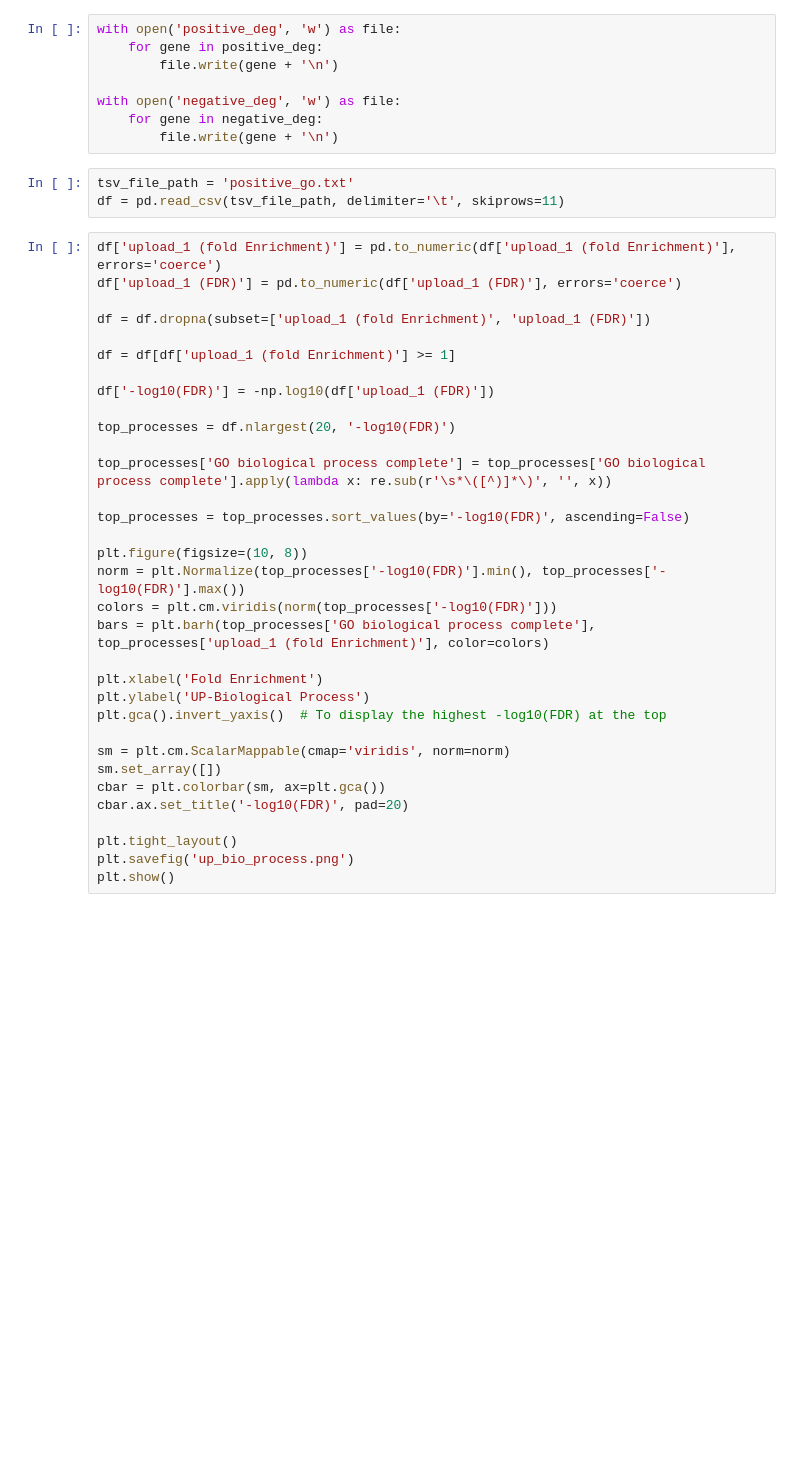
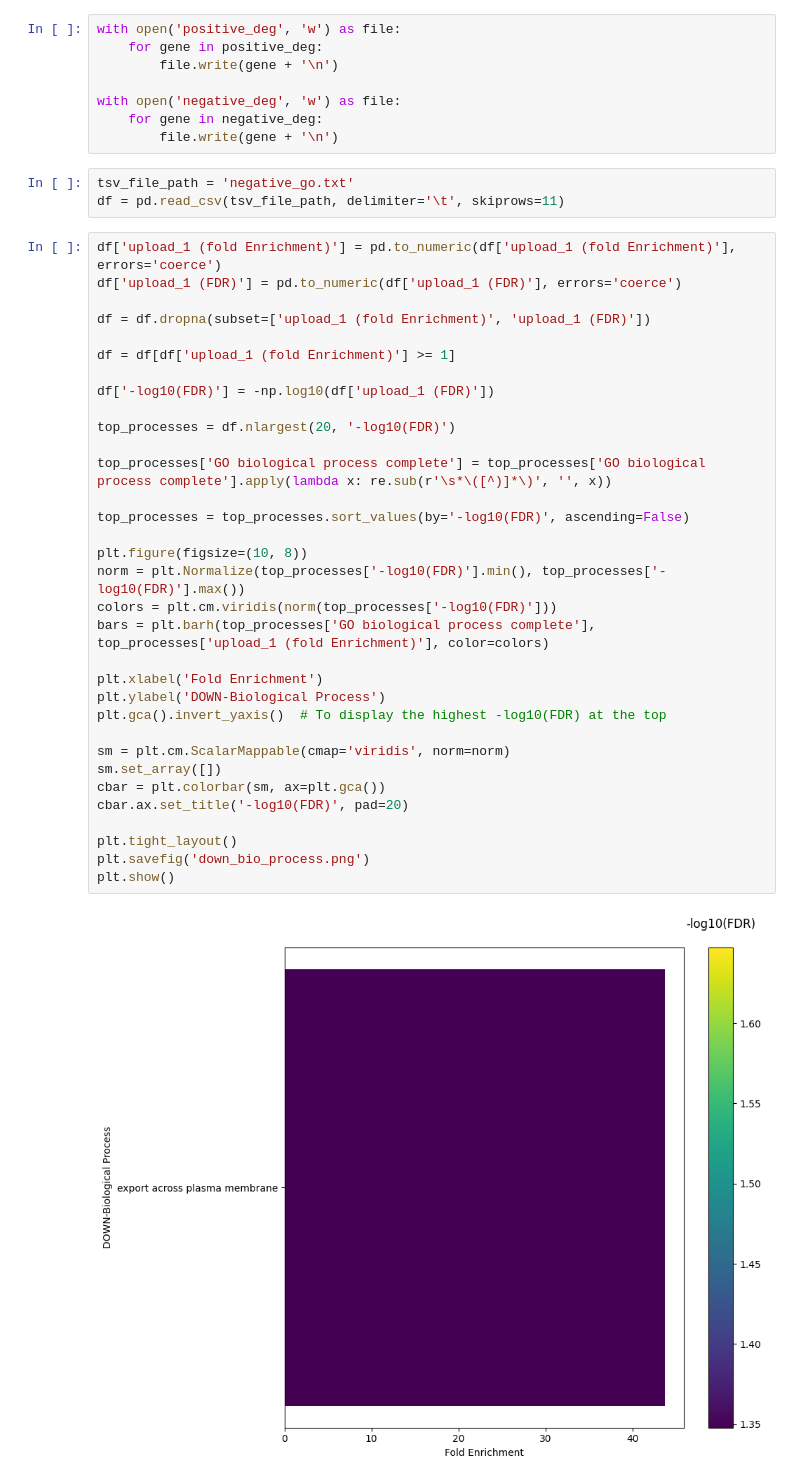
Before and after one commit to Xavier919/scRNAseq_analysis, a Jupyter notebook: SCD-Copy1.ipynb, the cells around one changed output. Drawn from its saved outputs; the diff is of its cells as text; blank space fills up the shorter version.

```diff
--- a/SCD-Copy1.ipynb
+++ b/SCD-Copy1.ipynb
@@ -281,38 +233,40 @@ with open('negative_deg', 'w') as file:
     for gene in negative_deg:
         file.write(gene + '\n')
 # %%
-tsv_file_path = 'positive_go.txt'
+tsv_file_path = 'negative_go.txt'
 df = pd.read_csv(tsv_file_path, delimiter='\t', skiprows=11)
 # %%
 df['upload_1 (fold Enrichment)'] = pd.to_numeric(df['upload_1 (fold Enrichment)'], errors='coerce')
 df['upload_1 (FDR)'] = pd.to_numeric(df['upload_1 (FDR)'], errors='coerce')
 
 df = df.dropna(subset=['upload_1 (fold Enrichment)', 'upload_1 (FDR)'])
 
 df = df[df['upload_1 (fold Enrichment)'] >= 1]
 
 df['-log10(FDR)'] = -np.log10(df['upload_1 (FDR)'])
 
 top_processes = df.nlargest(20, '-log10(FDR)')
 
 top_processes['GO biological process complete'] = top_processes['GO biological process complete'].apply(lambda x: re.sub(r'\s*\([^)]*\)', '', x))
 
 top_processes = top_processes.sort_values(by='-log10(FDR)', ascending=False)
 
 plt.figure(figsize=(10, 8))
 norm = plt.Normalize(top_processes['-log10(FDR)'].min(), top_processes['-log10(FDR)'].max())
 colors = plt.cm.viridis(norm(top_processes['-log10(FDR)']))
 bars = plt.barh(top_processes['GO biological process complete'], top_processes['upload_1 (fold Enrichment)'], color=colors)
 
 plt.xlabel('Fold Enrichment')
-plt.ylabel('UP-Biological Process')
+plt.ylabel('DOWN-Biological Process')
 plt.gca().invert_yaxis()  # To display the highest -log10(FDR) at the top
 
 sm = plt.cm.ScalarMappable(cmap='viridis', norm=norm)
 sm.set_array([])
 cbar = plt.colorbar(sm, ax=plt.gca())
 cbar.ax.set_title('-log10(FDR)', pad=20)
 
 plt.tight_layout()
-plt.savefig('up_bio_process.png')
+plt.savefig('down_bio_process.png')
 plt.show()
+# %% [output]
+[figure, added]
```
Also changed, not shown: parts of 18 cells of this notebook.
